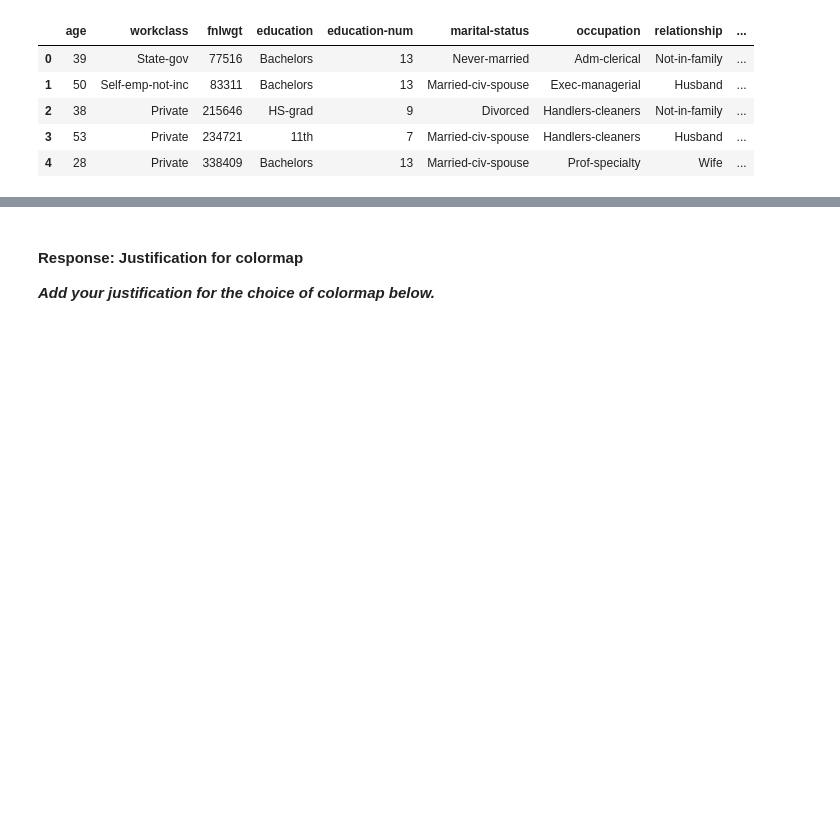
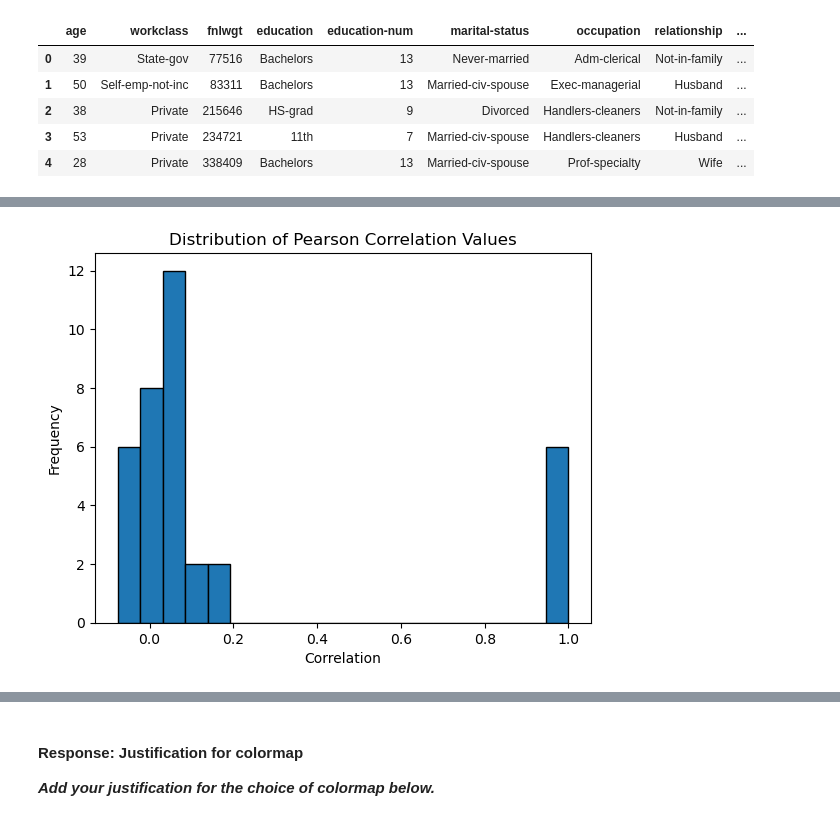
Before and after one commit to LarsBoertjes/DSAIT4000_assignment2, a Jupyter notebook: Visualization/Visualization/Visualization.ipynb, the cells around one changed output, grey strips where cells are left out. Saved outputs shown, nothing was run; the diff lists cells and outputs as text; code cells hidden in the pictures; blank space fills up the shorter version.

```diff
--- a/Visualization/Visualization/Visualization.ipynb
+++ b/Visualization/Visualization/Visualization.ipynb
@@ -188,0 +188,13 @@ correlation_method = "spearman"
+# %%
+#deterimine distribution of correlation
+import matplotlib.pyplot as plt
+
+correlation_values = correlation_matrices['pearson'].values.flatten()
+
+plt.hist(correlation_values, bins=20, edgecolor='black')
+plt.title("Distribution of Pearson Correlation Values")
+plt.xlabel("Correlation")
+plt.ylabel("Frequency")
+plt.show()
+# %% [output]
+[figure, added]
```
Also changed, not shown: parts of 5 cells of this notebook, 1 other file.
